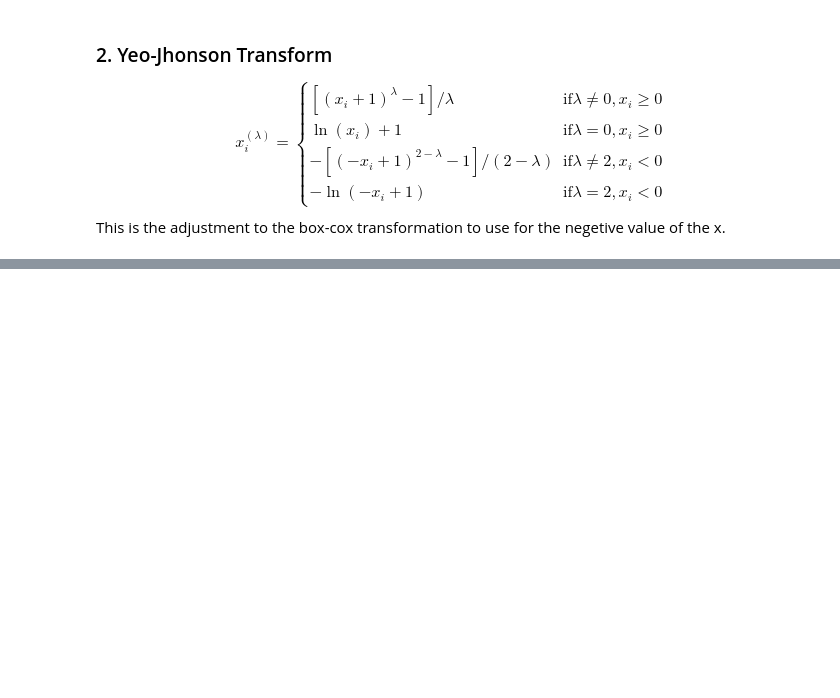
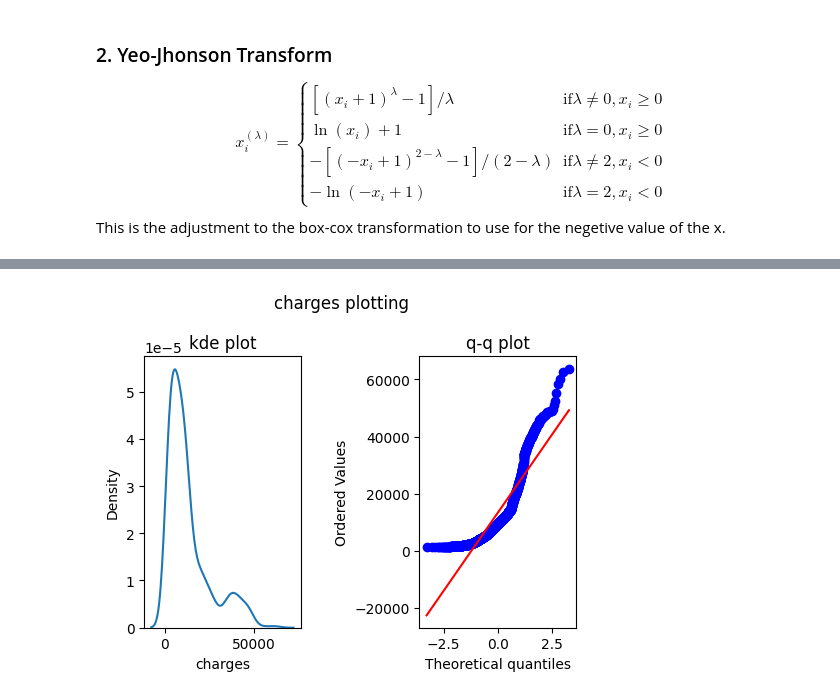
Before and after one commit to khanalasmit/machinelearning, a Jupyter notebook: powertranformer.ipynb, the cells around one changed output, grey strips where cells are left out. Cells and saved outputs as stored; diff of their text form; code cells hidden in the pictures; blank space fills up the shorter version.

```diff
--- a/powertranformer.ipynb
+++ b/powertranformer.ipynb
@@ -41,0 +94,4 @@ from sklearn.preprocessing import PowerTransformer
+# %%
+plotter('charges')
+# %% [output]
+[figure, added]
```
Also changed, not shown: parts of 10 cells of this notebook, 1 other file.
